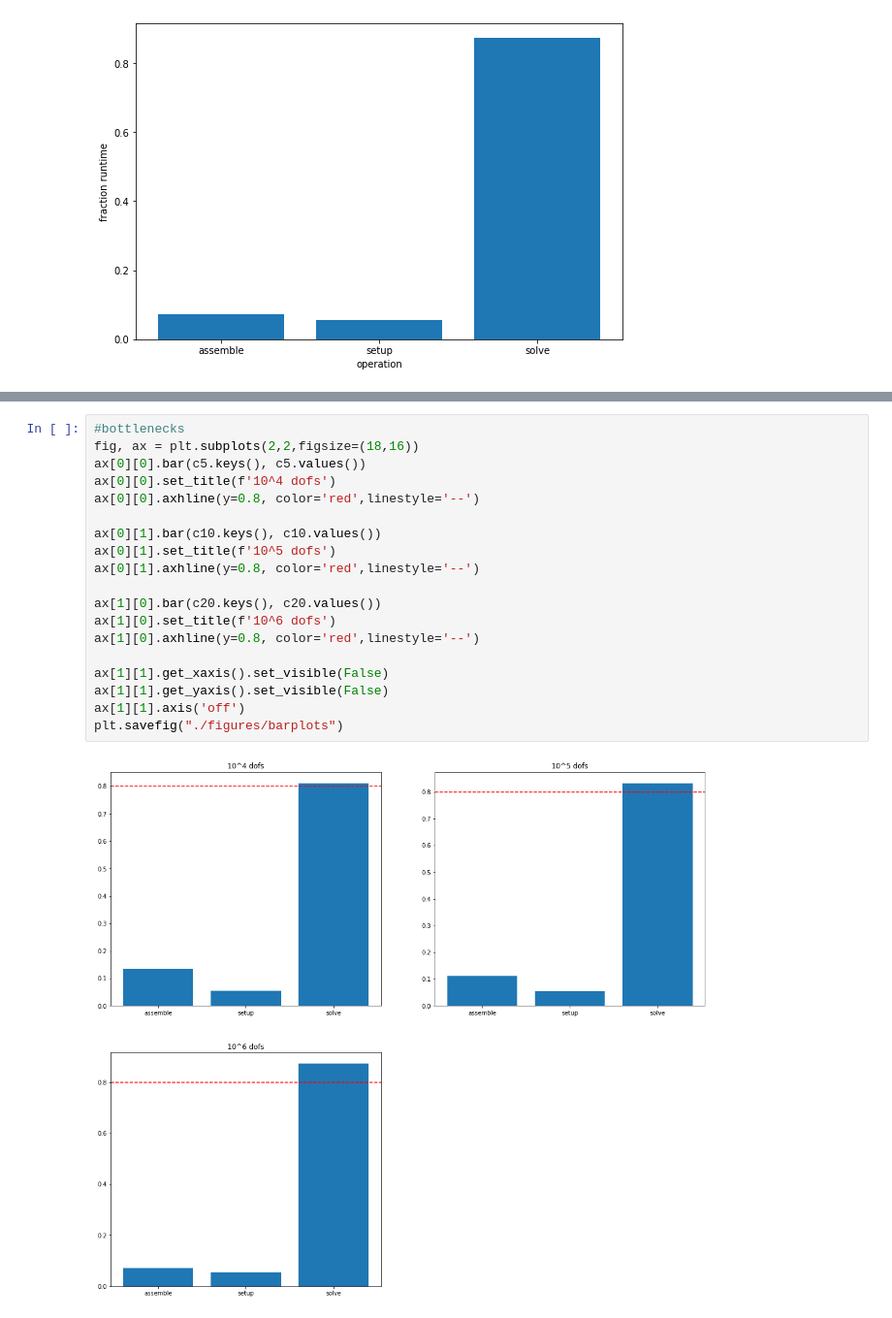
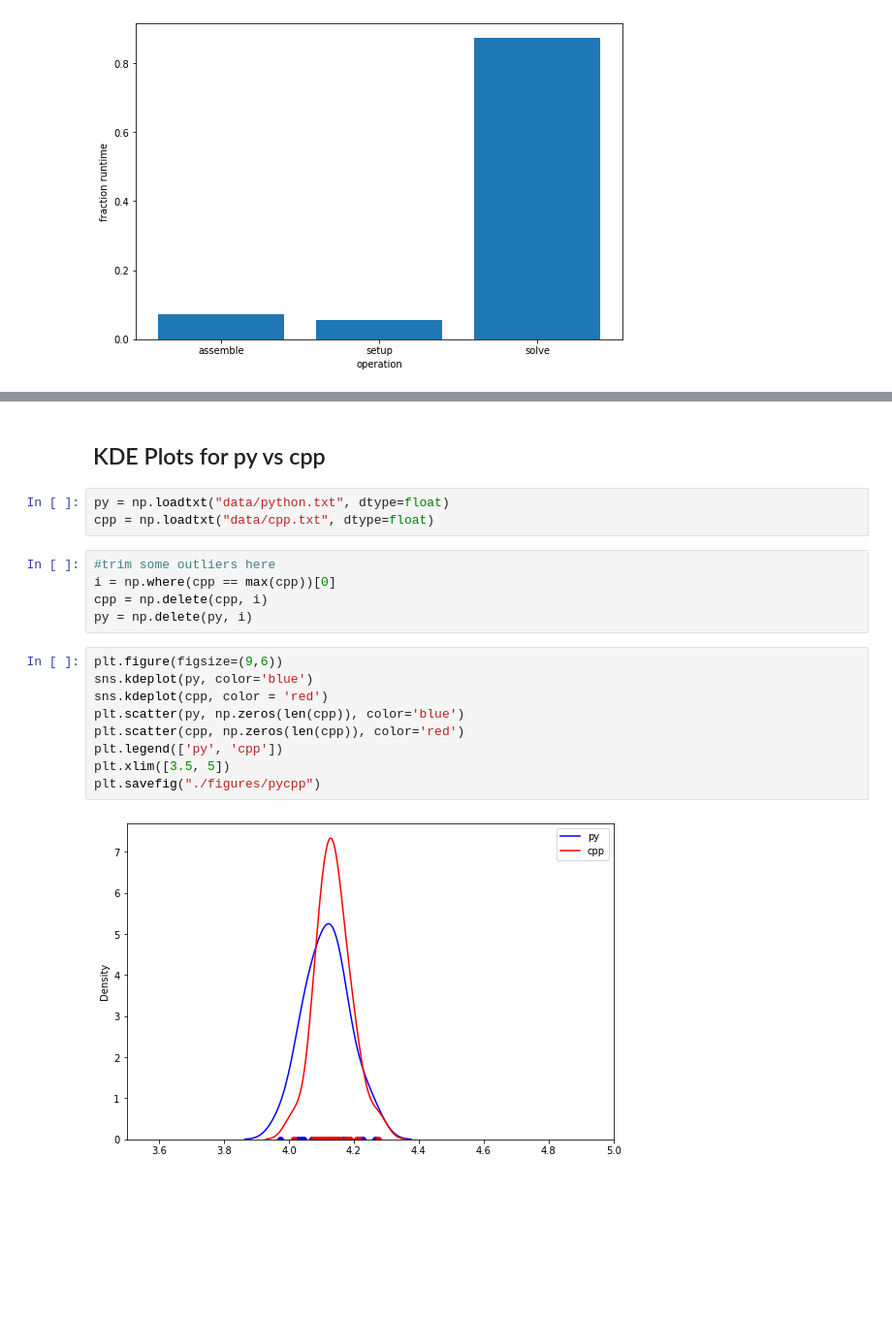
Before and after one commit to nnethercott/mox_cluster_tests, a Jupyter notebook: pyfex_tests/data_vis.ipynb, the cells around one changed output, grey strips where cells are left out. Shown at 97% size. Saved outputs shown, nothing was run; the diff lists cells and outputs as text; blank space fills up the shorter version.

```diff
--- a/pyfex_tests/data_vis.ipynb
+++ b/pyfex_tests/data_vis.ipynb
@@ -186,21 +132,21 @@ plt.savefig("./figures/speedup")
-# %%
-#bottlenecks
-fig, ax = plt.subplots(2,2,figsize=(18,16))
-ax[0][0].bar(c5.keys(), c5.values())
-ax[0][0].set_title(f'10^4 dofs')
-ax[0][0].axhline(y=0.8, color='red',linestyle='--')
-
-ax[0][1].bar(c10.keys(), c10.values())
-ax[0][1].set_title(f'10^5 dofs')
-ax[0][1].axhline(y=0.8, color='red',linestyle='--')
-
-ax[1][0].bar(c20.keys(), c20.values())
-ax[1][0].set_title(f'10^6 dofs')
-ax[1][0].axhline(y=0.8, color='red',linestyle='--')
-
-ax[1][1].get_xaxis().set_visible(False)
-ax[1][1].get_yaxis().set_visible(False)
-ax[1][1].axis('off')
-plt.savefig("./figures/barplots")
-# %% [output]
-[figure, removed]
+# %% [markdown]
+## KDE Plots for py vs cpp
+# %%
+py = np.loadtxt("data/python.txt", dtype=float)
+cpp = np.loadtxt("data/cpp.txt", dtype=float)
+# %%
+#trim some outliers here
+i = np.where(cpp == max(cpp))[0]
+cpp = np.delete(cpp, i)
+py = np.delete(py, i)
+# %%
+plt.figure(figsize=(9,6))
+sns.kdeplot(py, color='blue')
+sns.kdeplot(cpp, color = 'red')
+plt.scatter(py, np.zeros(len(cpp)), color='blue')
+plt.scatter(cpp, np.zeros(len(cpp)), color='red')
+plt.legend(['py', 'cpp'])
+plt.xlim([3.5, 5])
+plt.savefig("./figures/pycpp")
+# %% [output]
+[figure, added]
```
Also changed, not shown: parts of 15 cells of this notebook.
